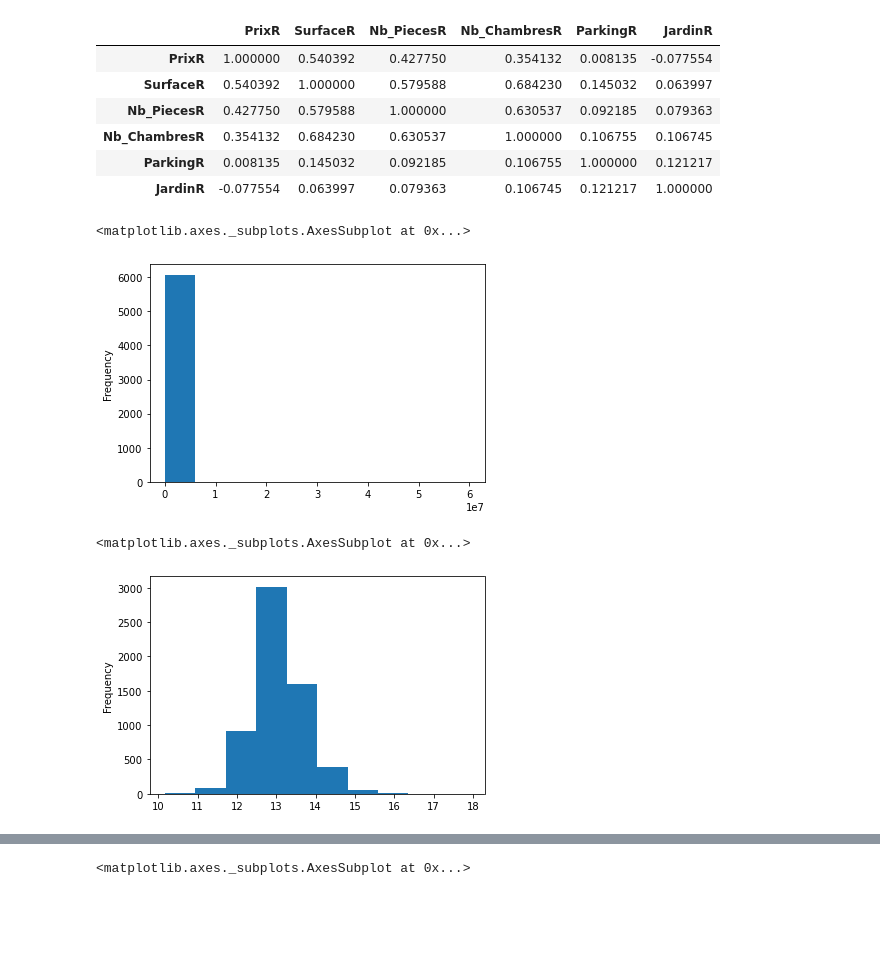
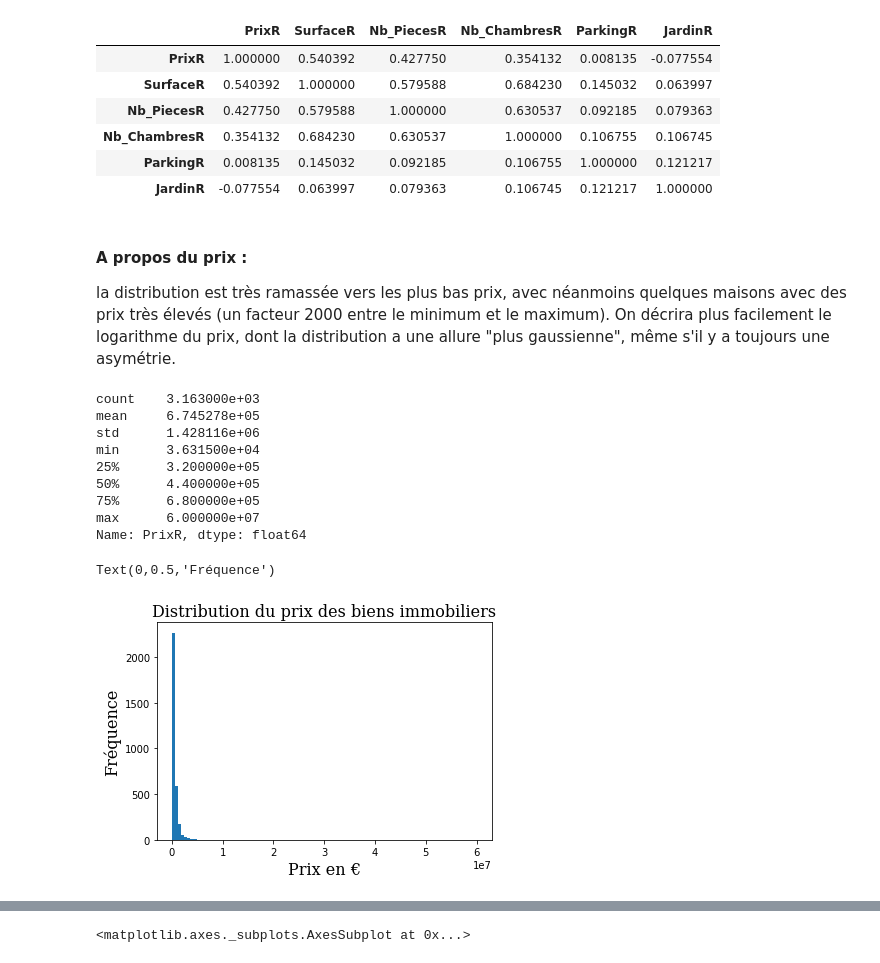
Before and after one commit to Claire-Alais/ProjetPython-Immobilier, a Jupyter notebook: main.ipynb, the cells around one changed output, grey strips where cells are left out. Drawn from its saved outputs; the diff is of its cells as text; code cells hidden in the pictures; blank space fills up the shorter version.

```diff
--- a/main.ipynb
+++ b/main.ipynb
@@ -240,13 +234,26 @@ dataSubset.corr()
 | Nb_ChambresR | 0.354132 | 0.684230 | 0.630537 | 1.000000 | 0.106755 | 0.106745 |
 | ParkingR | 0.008135 | 0.145032 | 0.092185 | 0.106755 | 1.000000 | 0.121217 |
 | JardinR | -0.077554 | 0.063997 | 0.079363 | 0.106745 | 0.121217 | 1.000000 |
+# %% [markdown]
+#### A propos du prix :
+la distribution est très ramassée vers les plus bas prix, avec néanmoins quelques maisons avec des prix très élevés (un facteur 2000 entre le minimum et le maximum). On décrira plus facilement le logarithme du prix, dont la distribution a une allure "plus gaussienne", même s'il y a toujours une asymétrie.
 # %%
-dataSubset.PrixR.plot.hist()
+dataSubset['PrixR'].describe()
 # %% [output]
-<matplotlib.axes._subplots.AxesSubplot at 0x...>
+count    3.163000e+03
+mean     6.745278e+05
+std      1.428116e+06
+min      3.631500e+04
+25%      3.200000e+05
+50%      4.400000e+05
+75%      6.800000e+05
+max      6.000000e+07
+Name: PrixR, dtype: float64
-[figure, removed]
-# %%
-dataSubset.PrixR.apply(np.log).plot.hist()
-# %% [output]
-<matplotlib.axes._subplots.AxesSubplot at 0x...>
-[figure, removed]
+# %%
+dataSubset.PrixR.plot.hist(bins=100)
+plt.title('Distribution du prix des biens immobiliers', fontdict=font)
+plt.xlabel('Prix en €', fontdict=font)
+plt.ylabel('Fréquence', fontdict=font)
+# %% [output]
+Text(0,0.5,'Fréquence')
+[figure, added]
```
Also changed, not shown: parts of 24 cells of this notebook.
